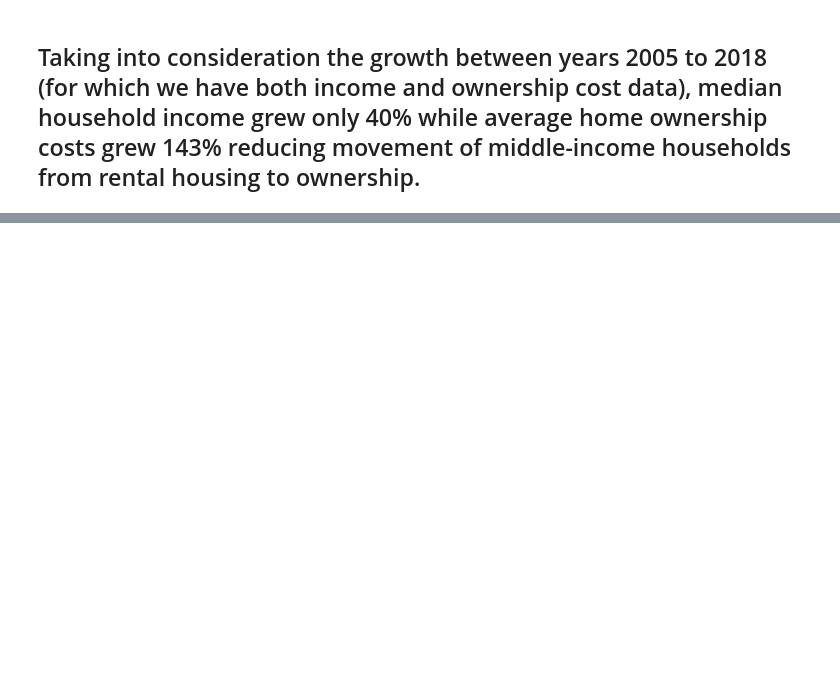
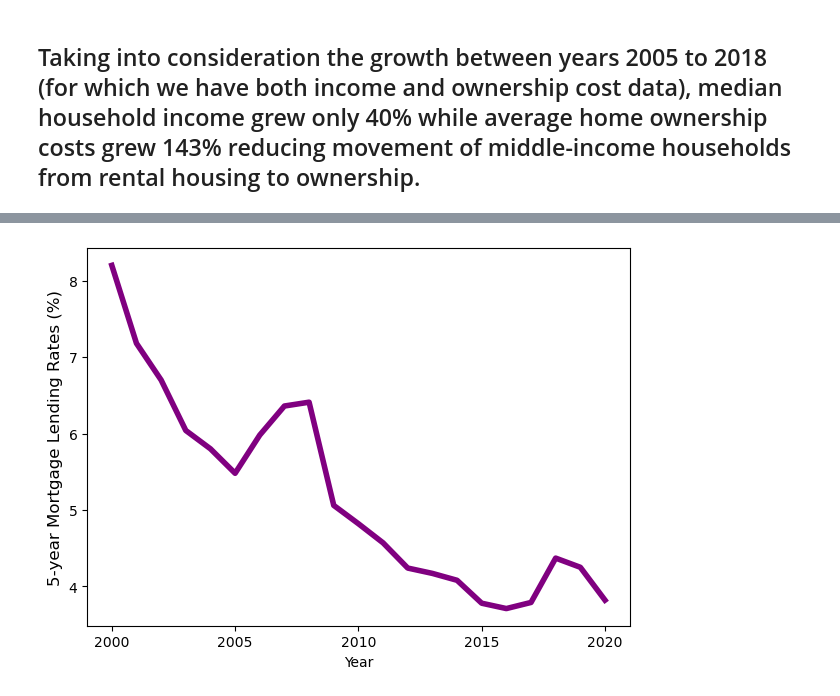
Before and after one commit to prashansa/TorontoHousingMarket, a Jupyter notebook: Toronto Housing Market.ipynb, the cells around one changed output, grey strips where cells are left out. Saved outputs shown, nothing was run; the diff lists cells and outputs as text; code cells hidden in the pictures; blank space fills up the shorter version.

```diff
--- a/Toronto Housing Market.ipynb
+++ b/Toronto Housing Market.ipynb
@@ -122,0 +199,3 @@ benchmark_household_df.plot(ax=ax, x='Year', y='Composite Benchmark Price')
+# %%
+lend_rate_df = pd.read_csv('C:/Users/MMS-012/Documents/GitHub/TorontoHousingMarket/datasets/canada-lendingrates.csv')
+lend_rate_df
@@ -122,0 +220,6 @@ benchmark_household_df.plot(ax=ax, x='Year', y='Composite Benchmark Price')
+# %%
+lend_rate_df.plot(x='Year', y='Lending Rate', legend=False, color='purple', linewidth=4)
+plt.ylabel('5-year Mortgage Lending Rates (%)', fontsize=12)
+plt.locator_params(axis='x', nbins=5)
+# %% [output]
+[figure, added]
```
Also changed, not shown: parts of 20 cells of this notebook, 8 other files.
